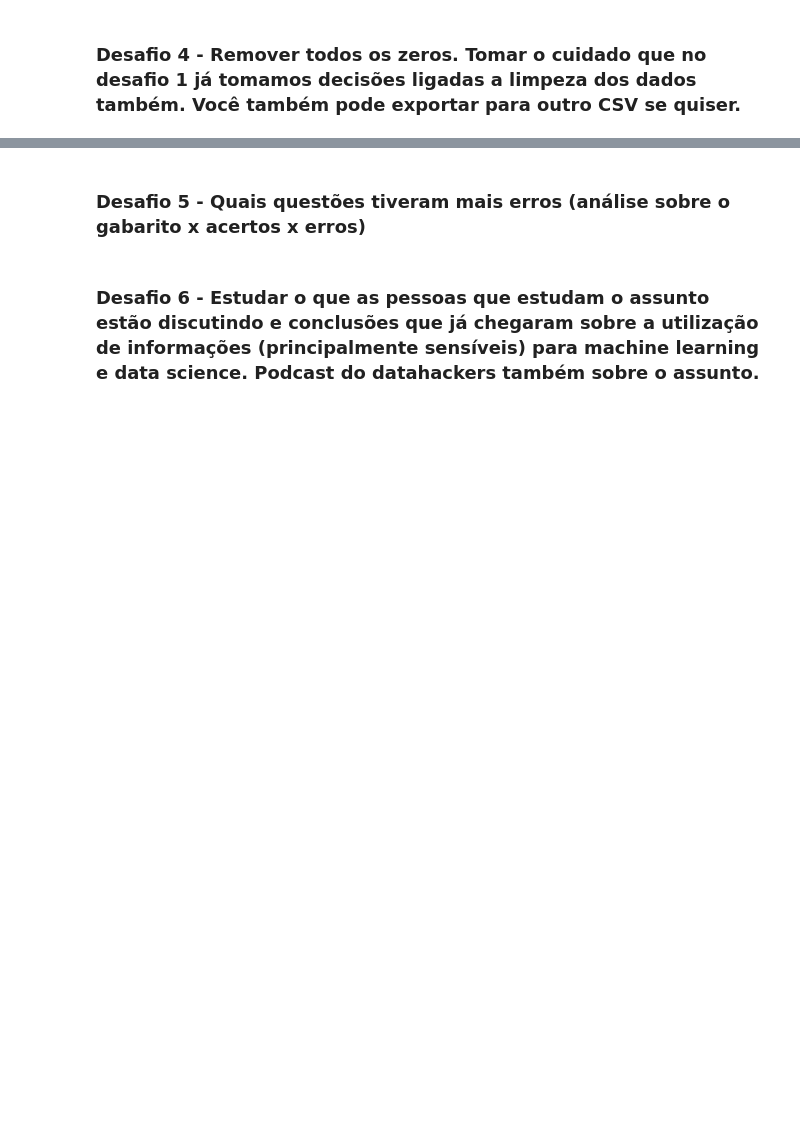
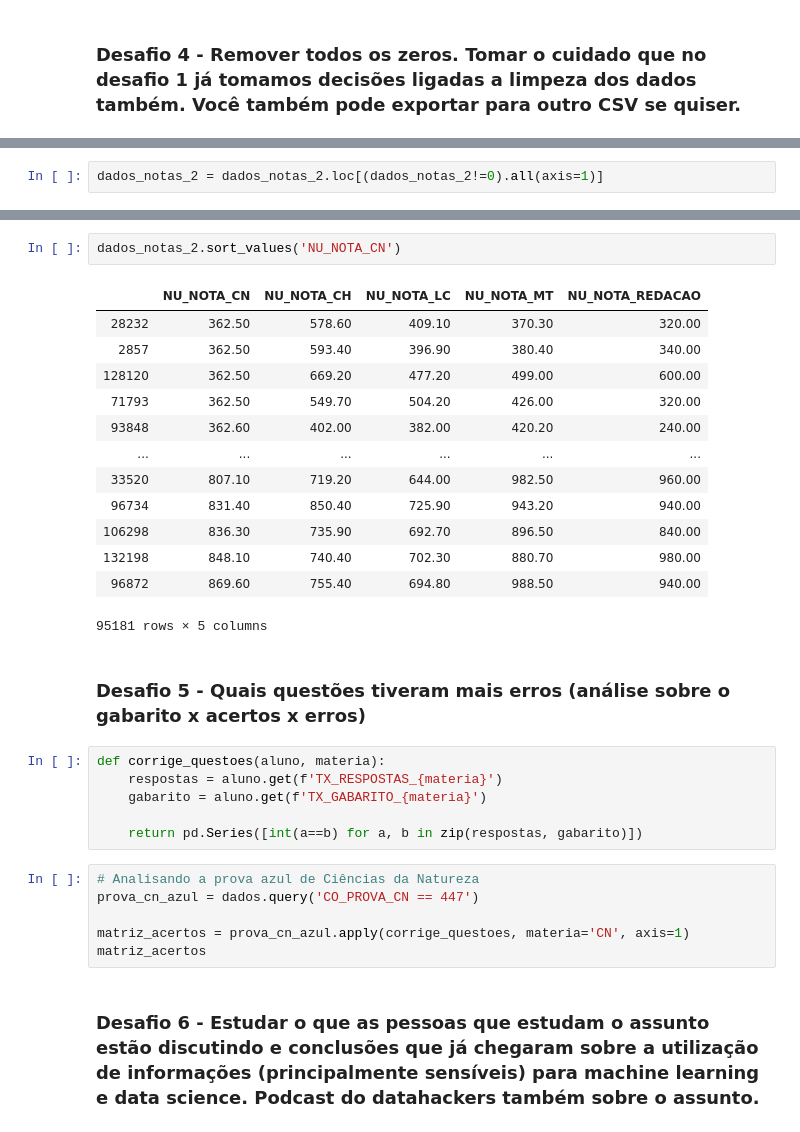
Before and after one commit to mtalaisys/quarentenadados, a Jupyter notebook: QuarentenaDados - Aula 4 e Aula 5.ipynb, the cells around one changed output, grey strips where cells are left out. Saved outputs shown, nothing was run; the diff lists cells and outputs as text; blank space fills up the shorter version.

```diff
--- a/QuarentenaDados - Aula 4 e Aula 5.ipynb
+++ b/QuarentenaDados - Aula 4 e Aula 5.ipynb
@@ -249,0 +261,2 @@ sns.pairplot(num_questoes_acertadas)
+# %%
+dados_notas_2 = dados_notas_2.loc[(dados_notas_2!=0).all(axis=1)]
@@ -250,5 +272,33 @@ sns.pairplot(num_questoes_acertadas)
+# %%
+dados_notas_2.sort_values('NU_NOTA_CN')
+# %% [output]
+|  | NU_NOTA_CN | NU_NOTA_CH | NU_NOTA_LC | NU_NOTA_MT | NU_NOTA_REDACAO |
+| 28232 | 362.50 | 578.60 | 409.10 | 370.30 | 320.00 |
+| 2857 | 362.50 | 593.40 | 396.90 | 380.40 | 340.00 |
+| 128120 | 362.50 | 669.20 | 477.20 | 499.00 | 600.00 |
+| 71793 | 362.50 | 549.70 | 504.20 | 426.00 | 320.00 |
+| 93848 | 362.60 | 402.00 | 382.00 | 420.20 | 240.00 |
+| ... | ... | ... | ... | ... | ... |
+| 33520 | 807.10 | 719.20 | 644.00 | 982.50 | 960.00 |
+| 96734 | 831.40 | 850.40 | 725.90 | 943.20 | 940.00 |
+| 106298 | 836.30 | 735.90 | 692.70 | 896.50 | 840.00 |
+| 132198 | 848.10 | 740.40 | 702.30 | 880.70 | 980.00 |
+| 96872 | 869.60 | 755.40 | 694.80 | 988.50 | 940.00 |
+95181 rows × 5 columns
 # %% [markdown]
 ### Desafio 5 - Quais questões tiveram mais erros (análise sobre o gabarito x acertos x erros)
+# %%
+def corrige_questoes(aluno, materia):
+    respostas = aluno.get(f'TX_RESPOSTAS_{materia}')
+    gabarito = aluno.get(f'TX_GABARITO_{materia}')
+
+    return pd.Series([int(a==b) for a, b in zip(respostas, gabarito)])
+# %%
+# Analisando a prova azul de Ciências da Natureza
+prova_cn_azul = dados.query('CO_PROVA_CN == 447')
+
+matriz_acertos = prova_cn_azul.apply(corrige_questoes, materia='CN', axis=1)
+matriz_acertos
 # %% [markdown]
 ### Desafio 6 - Estudar o que as pessoas que estudam o assunto estão discutindo e conclusões que já chegaram sobre a utilização de informações (principalmente sensíveis) para machine learning e data science. Podcast do datahackers também sobre o assunto.
 # %% [markdown]
```
Also changed, not shown: parts of 5 cells of this notebook.
